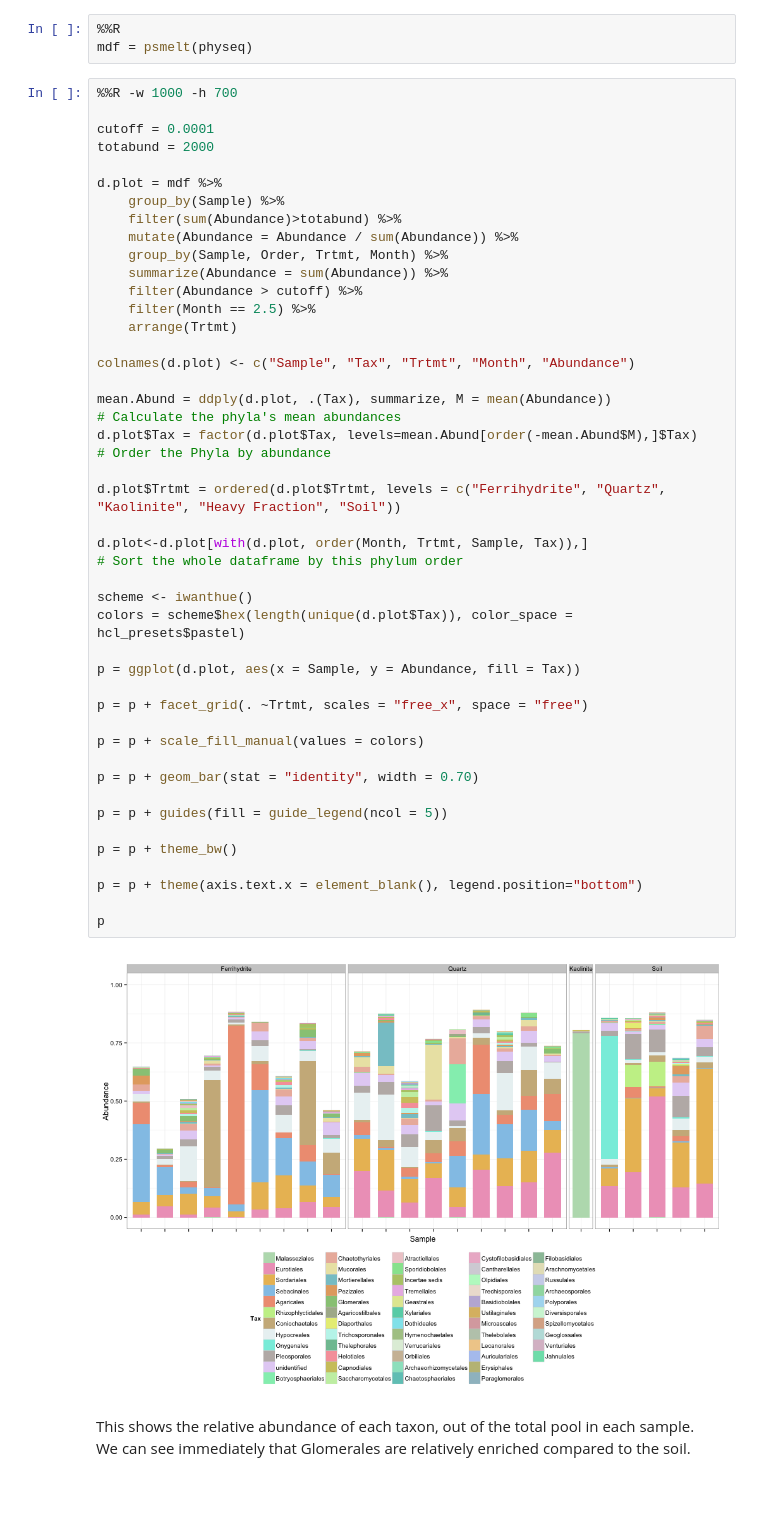
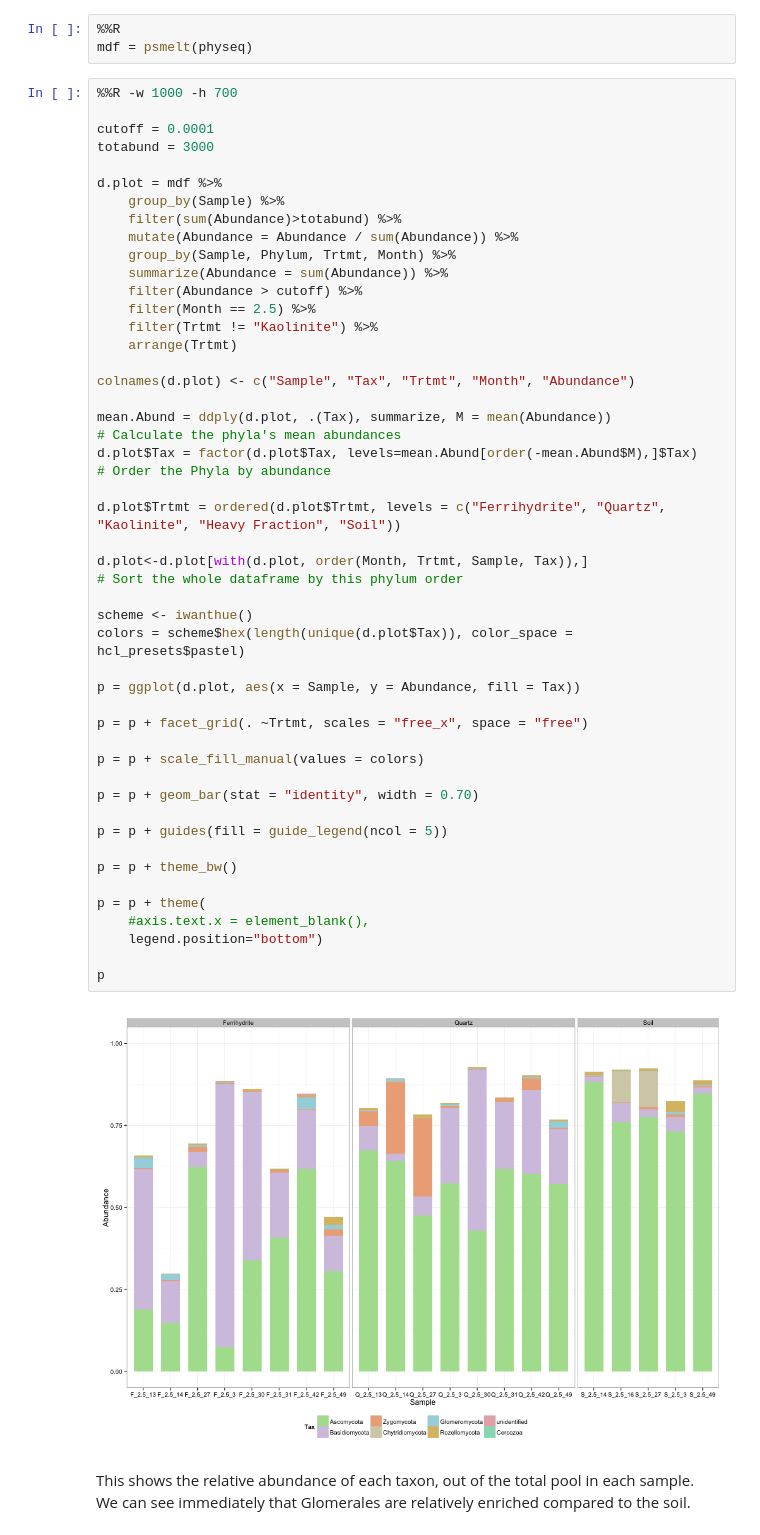
Before and after one commit to TheaWhitman/MineralITS, a Jupyter notebook: manuscript_figures/Stacked_Bar.ipynb, the cells around one changed output. Drawn from its saved outputs; the diff is of its cells as text; blank space fills up the shorter version.

```diff
--- a/manuscript_figures/Stacked_Bar.ipynb
+++ b/manuscript_figures/Stacked_Bar.ipynb
@@ -55,50 +55,53 @@ mdf = psmelt(physeq)
 %%R -w 1000 -h 700
 
 cutoff = 0.0001
-totabund = 2000
+totabund = 3000
 
 d.plot = mdf %>%
     group_by(Sample) %>%
     filter(sum(Abundance)>totabund) %>%
     mutate(Abundance = Abundance / sum(Abundance)) %>%
-    group_by(Sample, Order, Trtmt, Month) %>%
+    group_by(Sample, Phylum, Trtmt, Month) %>%
     summarize(Abundance = sum(Abundance)) %>%
     filter(Abundance > cutoff) %>%
     filter(Month == 2.5) %>%
+    filter(Trtmt != "Kaolinite") %>%
     arrange(Trtmt)
 
 colnames(d.plot) <- c("Sample", "Tax", "Trtmt", "Month", "Abundance")
 
 mean.Abund = ddply(d.plot, .(Tax), summarize, M = mean(Abundance))
 # Calculate the phyla's mean abundances
 d.plot$Tax = factor(d.plot$Tax, levels=mean.Abund[order(-mean.Abund$M),]$Tax)
 # Order the Phyla by abundance
 
 d.plot$Trtmt = ordered(d.plot$Trtmt, levels = c("Ferrihydrite", "Quartz", "Kaolinite", "Heavy Fraction", "Soil"))
 
 d.plot<-d.plot[with(d.plot, order(Month, Trtmt, Sample, Tax)),]
 # Sort the whole dataframe by this phylum order
 
 scheme <- iwanthue()
 colors = scheme$hex(length(unique(d.plot$Tax)), color_space = hcl_presets$pastel)
 
 p = ggplot(d.plot, aes(x = Sample, y = Abundance, fill = Tax))
 
 p = p + facet_grid(. ~Trtmt, scales = "free_x", space = "free")
 
 p = p + scale_fill_manual(values = colors)
 
 p = p + geom_bar(stat = "identity", width = 0.70)
 
 p = p + guides(fill = guide_legend(ncol = 5))
 
 p = p + theme_bw()
 
-p = p + theme(axis.text.x = element_blank(), legend.position="bottom")
+p = p + theme(
+    #axis.text.x = element_blank(),
+    legend.position="bottom")
 
 p
 # %% [output]
-[figure, old version]
+[figure, new version]
 # %% [markdown]
 This shows the relative abundance of each taxon, out of the total pool in each sample.
 We can see immediately that Glomerales are relatively enriched compared to the soil.
```
Also changed, not shown: parts of 5 cells of this notebook, 2 other files.
